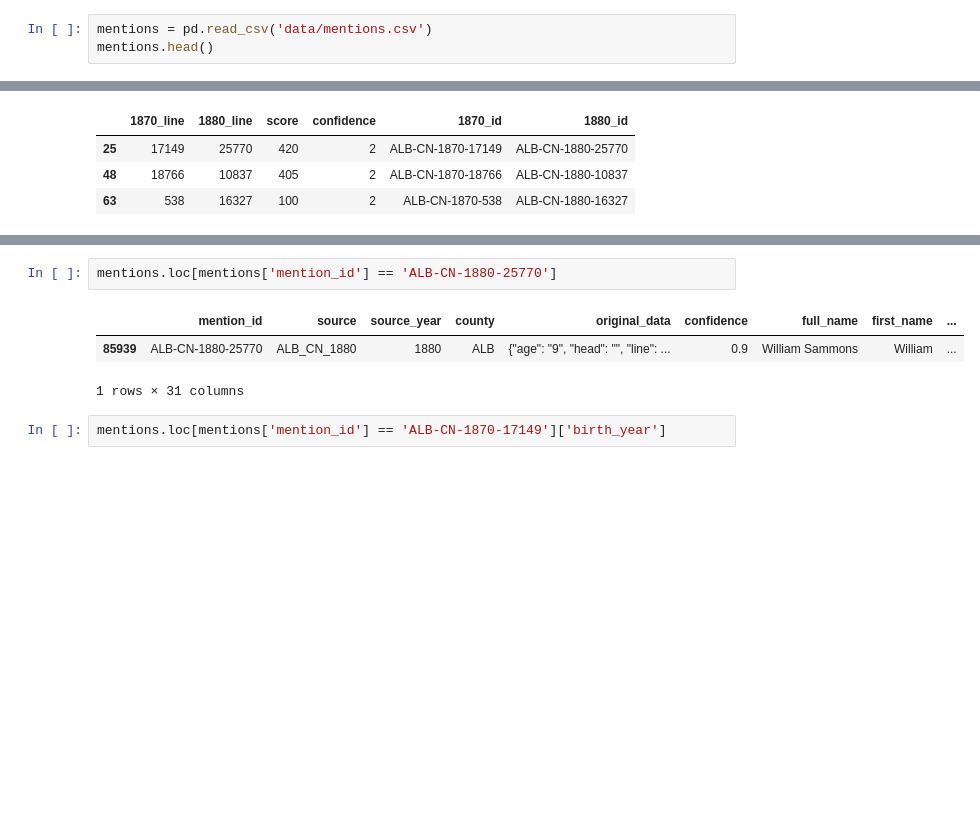
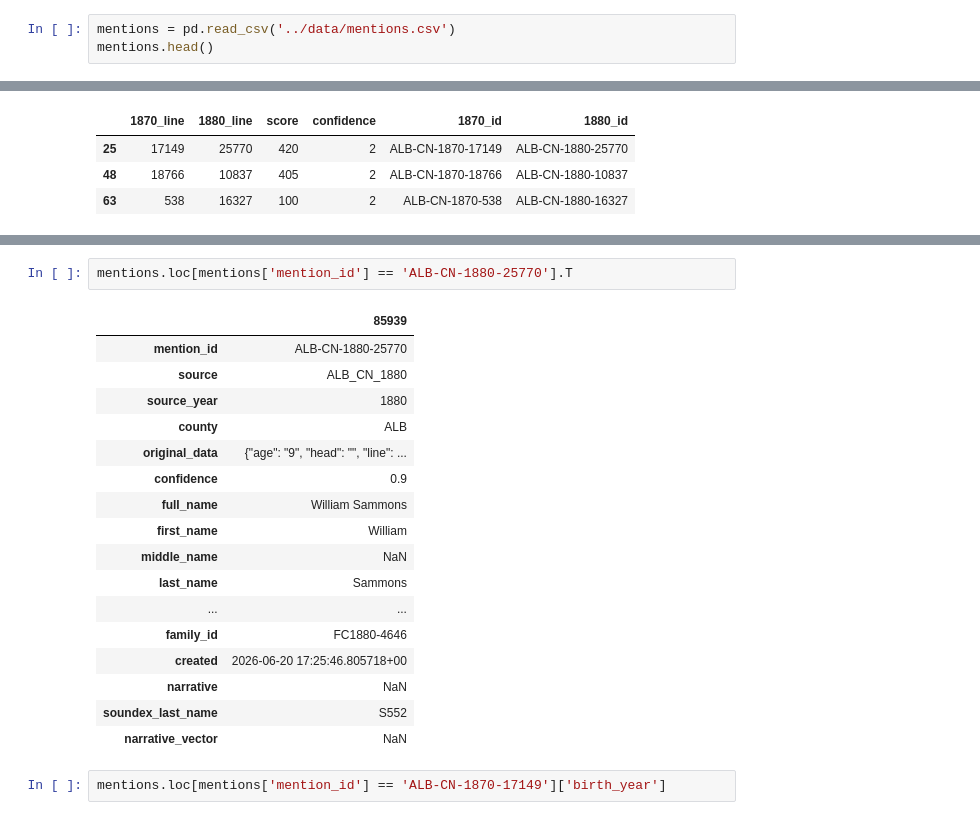
Before and after one commit to jarrett-markman/ds6015_know_their_names, a Jupyter notebook: notebooks/exploring_accuracy_across_confidence.ipynb, the cells around one changed output, grey strips where cells are left out. Saved outputs shown, nothing was run; the diff lists cells and outputs as text; blank space fills up the shorter version.

```diff
--- a/notebooks/validation.ipynb
+++ b/notebooks/exploring_accuracy_across_confidence.ipynb
@@ -37,6 +36,6 @@ truth.head()
 | 3 | 1692 | 22734 | 460 | 3 | ALB-CN-1870-1692 | ALB-CN-1880-22734 |
 | 4 | 17144 | 25766 | 455 | 3 | ALB-CN-1870-17144 | ALB-CN-1880-25766 |
 # %%
-mentions = pd.read_csv('data/mentions.csv')
+mentions = pd.read_csv('../data/mentions.csv')
 mentions.head()
 # %% [output]
@@ -93,9 +125,23 @@ mentions.loc[mentions['mention_id'] == 'ALB-CN-1870-17149']
 # %%
-mentions.loc[mentions['mention_id'] == 'ALB-CN-1880-25770']
+mentions.loc[mentions['mention_id'] == 'ALB-CN-1880-25770'].T
 # %% [output]
-|  | mention_id | source | source_year | county | original_data | confidence | full_name | first_name | ... |
-| 85939 | ALB-CN-1880-25770 | ALB_CN_1880 | 1880 | ALB | {"age": "9", "head": "", "line": ... | 0.9 | William Sammons | William | ... |
+|  | 85939 |
+| mention_id | ALB-CN-1880-25770 |
+| source | ALB_CN_1880 |
+| source_year | 1880 |
+| county | ALB |
+| original_data | {"age": "9", "head": "", "line": ... |
+| confidence | 0.9 |
+| full_name | William Sammons |
+| first_name | William |
+| middle_name | NaN |
+| last_name | Sammons |
+| ... | ... |
+| family_id | FC1880-4646 |
+| created | 2026-06-20 17:25:46.805718+00 |
+| narrative | NaN |
+| soundex_last_name | S552 |
+| narrative_vector | NaN |
-1 rows × 31 columns
 # %%
 mentions.loc[mentions['mention_id'] == 'ALB-CN-1870-17149']['birth_year']
 # %% [output]
```
Also changed, not shown: parts of 52 cells of this notebook.
